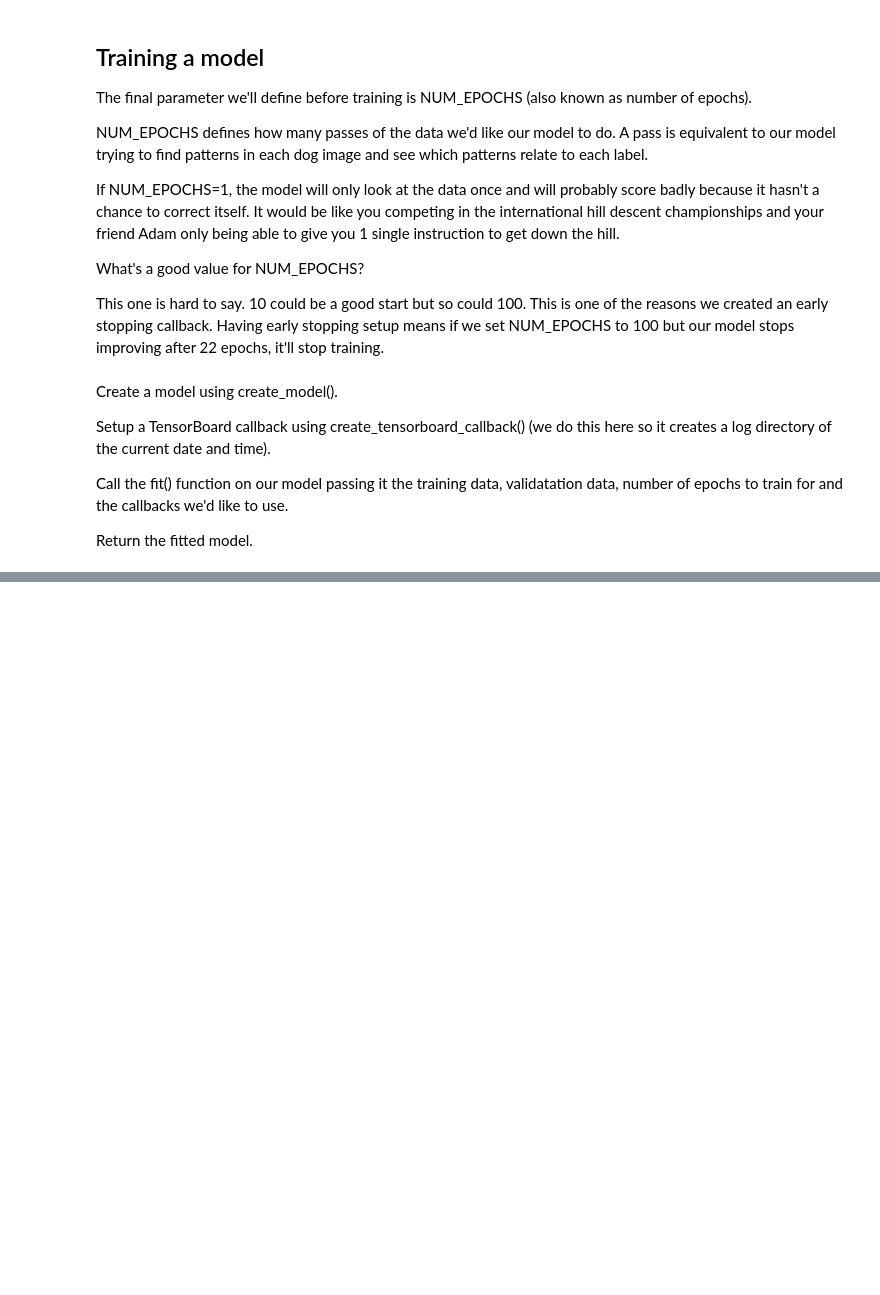
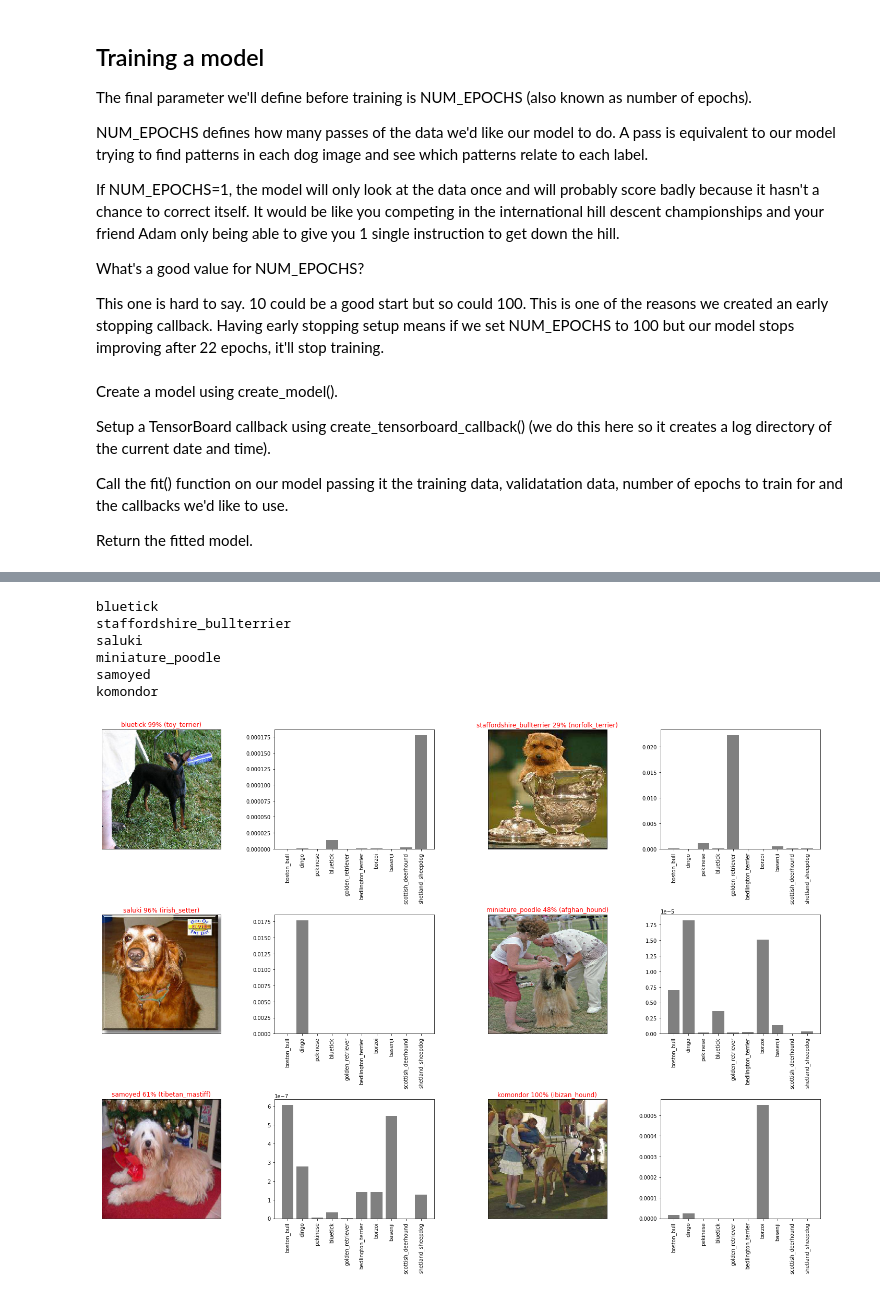
Before and after one commit to fskroes/ml-afstuderen-vitas-dogbreeds, a Jupyter notebook: create-model-2.ipynb, the cells around one changed output, grey strips where cells are left out. Drawn from its saved outputs; the diff is of its cells as text; code cells hidden in the pictures; blank space fills up the shorter version.

```diff
--- a/create-model-2.ipynb
+++ b/create-model-2.ipynb
@@ -562,0 +763,25 @@ The TensorBoard magic function (%tensorboard) will access the logs directory we
+# %%
+# Let's check a few predictions and their different values
+i_multiplier = 0
+num_rows = 3
+num_cols = 2
+num_images = num_rows*num_cols
+
+plt.figure(figsize=(5*2*num_cols, 5*num_rows))
+for i in range(num_images):
+  plt.subplot(num_rows, 2*num_cols, 2*i+1)
+  plot_pred(prediction_probabilities=predictions, labels=labels, images=images, n=i+i_multiplier)
+
+  plt.subplot(num_rows, 2*num_cols, 2*i+2)
+  plot_pred_conf(prediction_probabilities=predictions, labels=labels, n=i+i_multiplier)
+
+plt.tight_layout(h_pad=1.0)
+plt.show()
+# %% [output]
+bluetick
+staffordshire_bullterrier
+saluki
+miniature_poodle
+samoyed
+komondor
+[figure, added]
```
Also changed, not shown: parts of 56 cells of this notebook, 1 other file.
